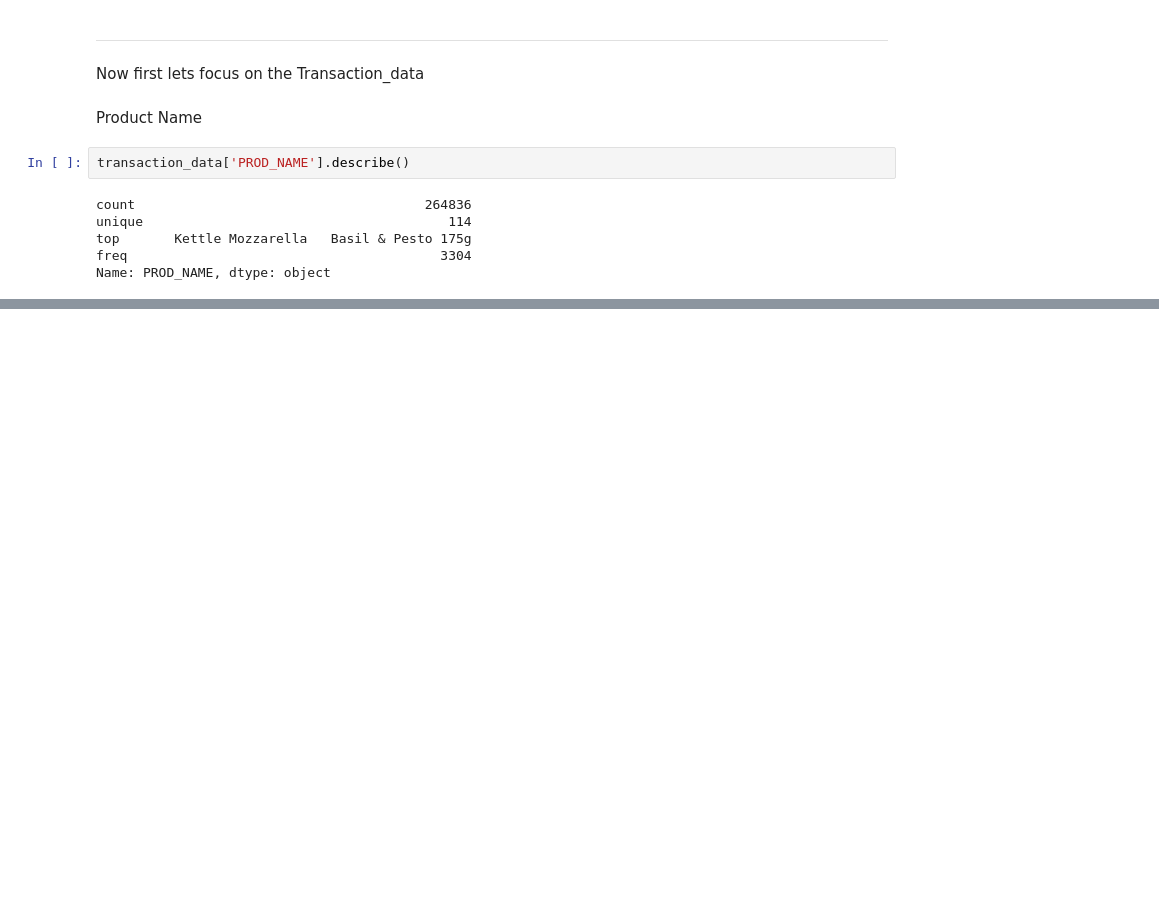
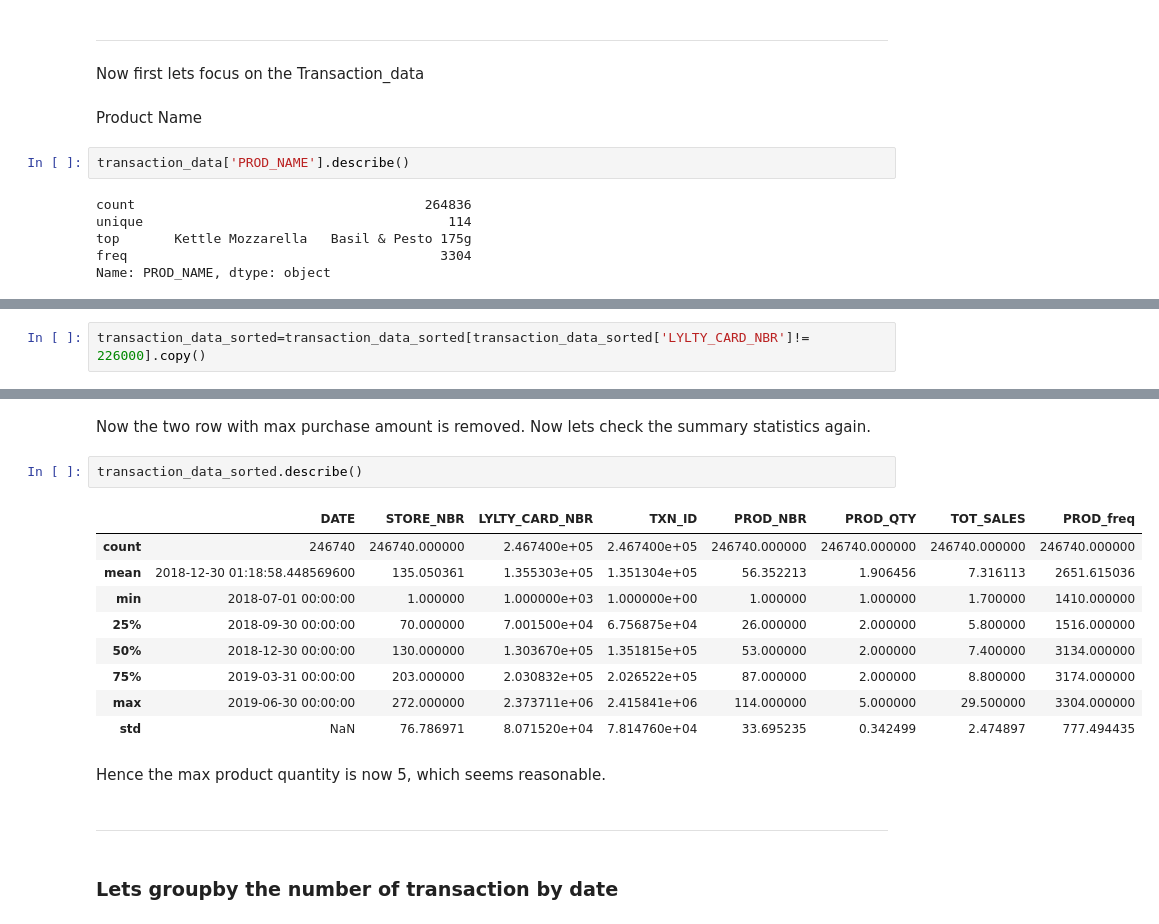
Before and after one commit to Mridul-dhungana/Quantium-Data-Analytics, a Jupyter notebook: Data Analytics.ipynb, the cells around one changed output, grey strips where cells are left out. Drawn from its saved outputs; the diff is of its cells as text; blank space fills up the shorter version.

```diff
--- a/Data Analytics.ipynb
+++ b/Data Analytics.ipynb
@@ -134,0 +413,2 @@ Name: PROD_NAME, dtype: object
+# %%
+transaction_data_sorted=transaction_data_sorted[transaction_data_sorted['LYLTY_CARD_NBR']!= 226000].copy()
@@ -134,0 +434,21 @@ Name: PROD_NAME, dtype: object
+# %% [markdown]
+Now the two row with max purchase amount is removed.
+Now lets check the summary statistics again.
+# %%
+transaction_data_sorted.describe()
+# %% [output]
+|  | DATE | STORE_NBR | LYLTY_CARD_NBR | TXN_ID | PROD_NBR | PROD_QTY | TOT_SALES | PROD_freq |
+| count | 246740 | 246740.000000 | 2.467400e+05 | 2.467400e+05 | 246740.000000 | 246740.000000 | 246740.000000 | 246740.000000 |
+| mean | 2018-12-30 01:18:58.448569600 | 135.050361 | 1.355303e+05 | 1.351304e+05 | 56.352213 | 1.906456 | 7.316113 | 2651.615036 |
+| min | 2018-07-01 00:00:00 | 1.000000 | 1.000000e+03 | 1.000000e+00 | 1.000000 | 1.000000 | 1.700000 | 1410.000000 |
+| 25% | 2018-09-30 00:00:00 | 70.000000 | 7.001500e+04 | 6.756875e+04 | 26.000000 | 2.000000 | 5.800000 | 1516.000000 |
+| 50% | 2018-12-30 00:00:00 | 130.000000 | 1.303670e+05 | 1.351815e+05 | 53.000000 | 2.000000 | 7.400000 | 3134.000000 |
+| 75% | 2019-03-31 00:00:00 | 203.000000 | 2.030832e+05 | 2.026522e+05 | 87.000000 | 2.000000 | 8.800000 | 3174.000000 |
+| max | 2019-06-30 00:00:00 | 272.000000 | 2.373711e+06 | 2.415841e+06 | 114.000000 | 5.000000 | 29.500000 | 3304.000000 |
+| std | NaN | 76.786971 | 8.071520e+04 | 7.814760e+04 | 33.695235 | 0.342499 | 2.474897 | 777.494435 |
+# %% [markdown]
+Hence the max product quantity is now 5, which seems reasonable.
+# %% [markdown]
+---
+# %% [markdown]
+### Lets groupby the number of transaction by date
```
Also changed, not shown: parts of 48 cells of this notebook.
